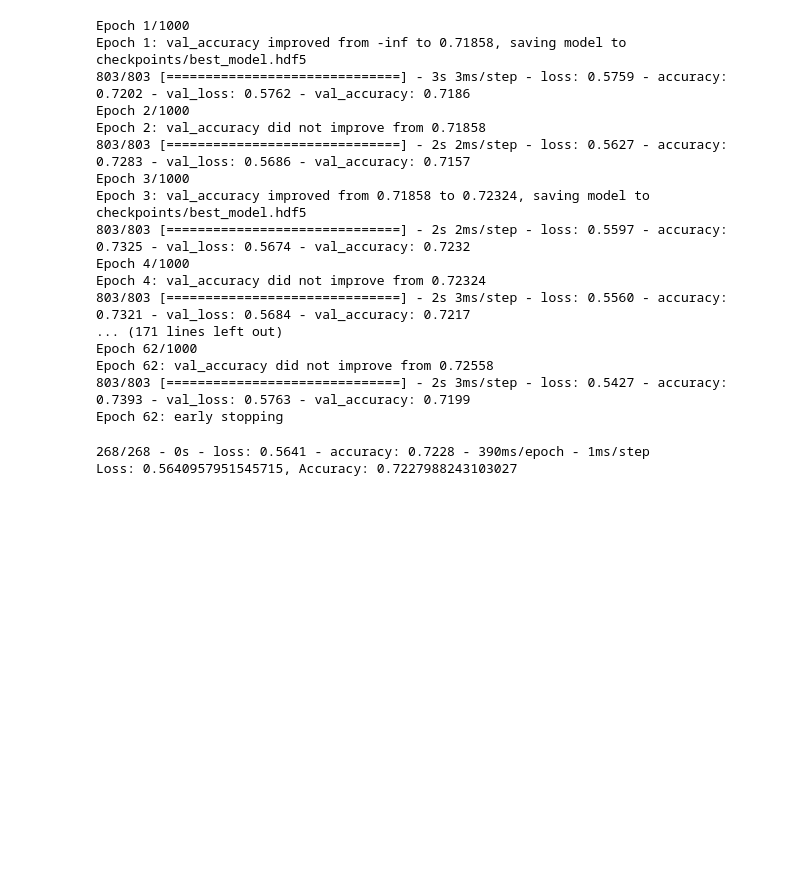
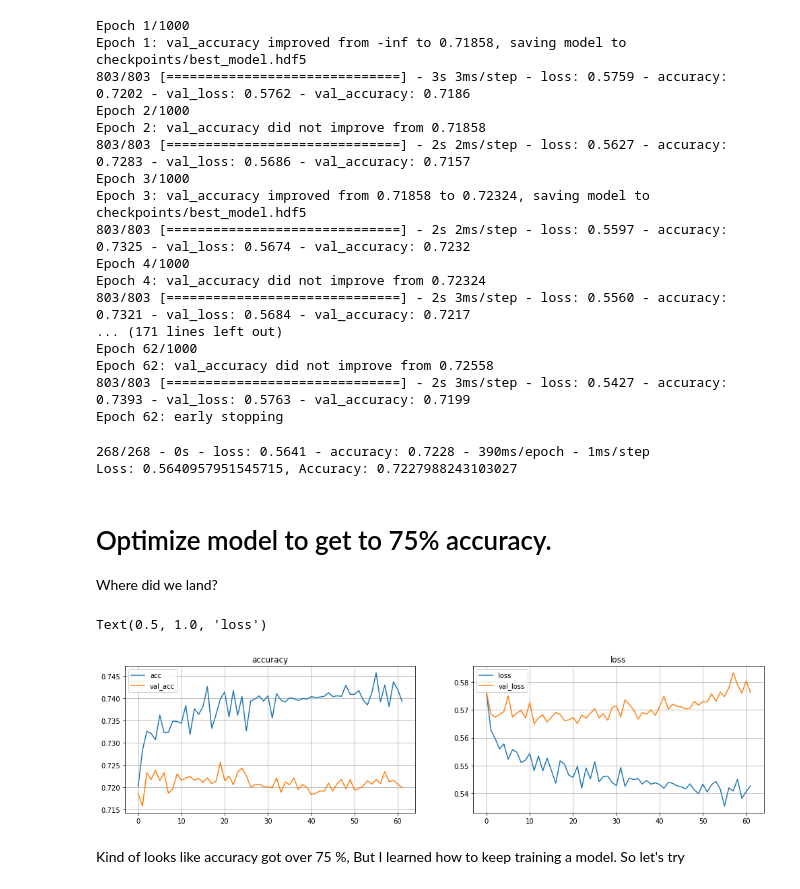
Before and after one commit to cosmicdreams/Neural_Network_Charity_Analysis, a Jupyter notebook: analysis/AlphabetSoupCharity.ipynb, the cells around one changed output. Saved outputs shown, nothing was run; the diff lists cells and outputs as text; code cells hidden in the pictures; blank space fills up the shorter version.

Commit message:
Attempt to reach 75% accuracy.

```diff
--- a/analysis/AlphabetSoupCharity.ipynb
+++ b/analysis/AlphabetSoupCharity.ipynb
@@ -237,7 +237,8 @@ nn.compile(loss="binary_crossentropy", optimizer="adam", metrics=["accuracy"])
 ## another fancy trick, Early Stopping
 es = EarlyStopping(monitor='val_loss', mode='min', verbose=1, patience=50)
 
-history = nn.fit(X_train_scaled, y_train, epochs=1000, callbacks=[checkpoint, es], validation_split=0.3, steps_per_epoch=len(X_train) // 32)
+history = nn.fit(X_train_scaled, y_train, epochs=1000, callbacks=[checkpoint, es], validation_split=0.3,
+                 steps_per_epoch=len(X_train) // 32)
 # %% [output]
 Epoch 1/1000
 Epoch 1: val_accuracy improved from -inf to 0.71858, saving model to checkpoints/best_model.hdf5
@@ -269,3 +270,31 @@ nn.load_weights('checkpoints/best_model.hdf5')
 
 # Saving all model
 nn.save('checkpoints/model.hdf5')
+# %% [markdown]
+# Optimize model to get to 75% accuracy.
+
+Where did we land?
+# %%
+import matplotlib.pyplot as plt
+
+# Plot learning curves
+fig = plt.figure(figsize=(17, 4))
+
+plt.subplot(121)
+plt.plot(history.history['accuracy'], label='acc')
+plt.plot(history.history['val_accuracy'], label='val_acc')
+plt.legend()
+plt.grid()
+plt.title(f'accuracy')
+
+plt.subplot(122)
+plt.plot(history.history['loss'], label='loss')
+plt.plot(history.history['val_loss'], label='val_loss')
+plt.legend()
+plt.grid()
+plt.title(f'loss')
+# %% [output]
+Text(0.5, 1.0, 'loss')
+[figure, added]
+# %% [markdown]
+Kind of looks like accuracy got over 75 %, But I learned how to keep training a model.  So let's try
```
Also changed, not shown: parts of 9 cells of this notebook, 3 other files.
